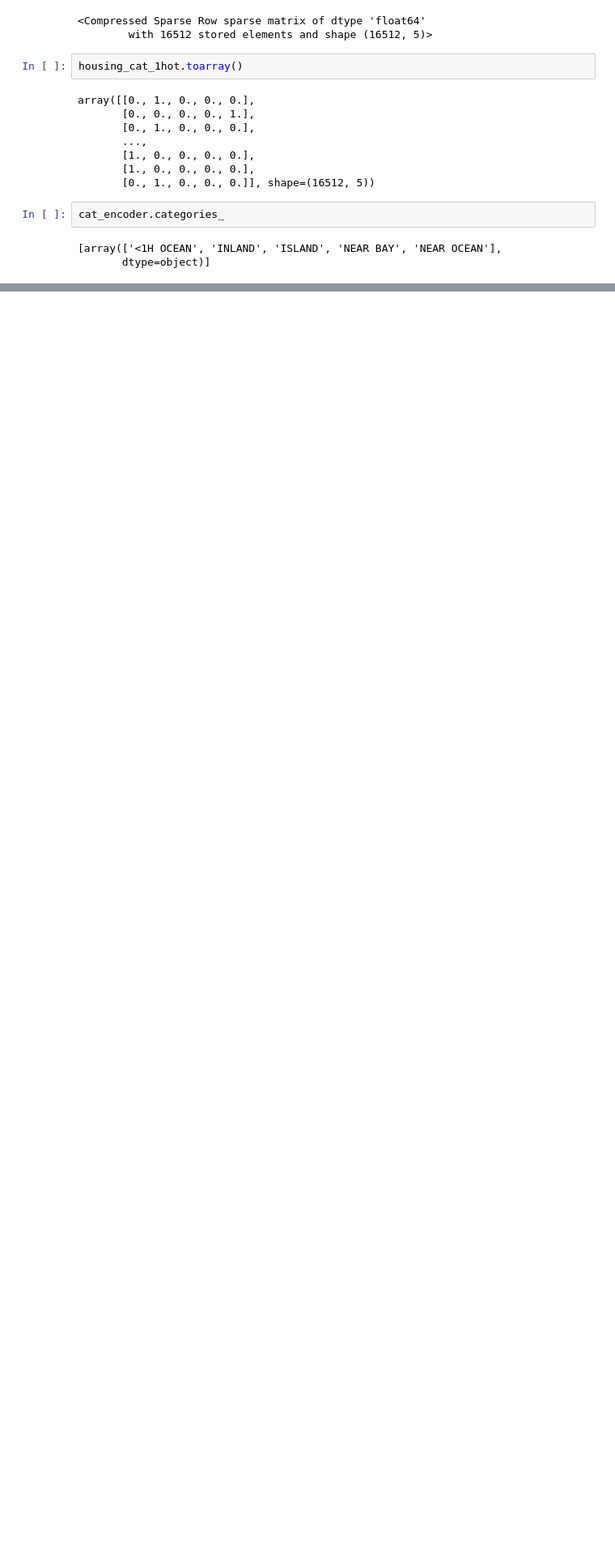
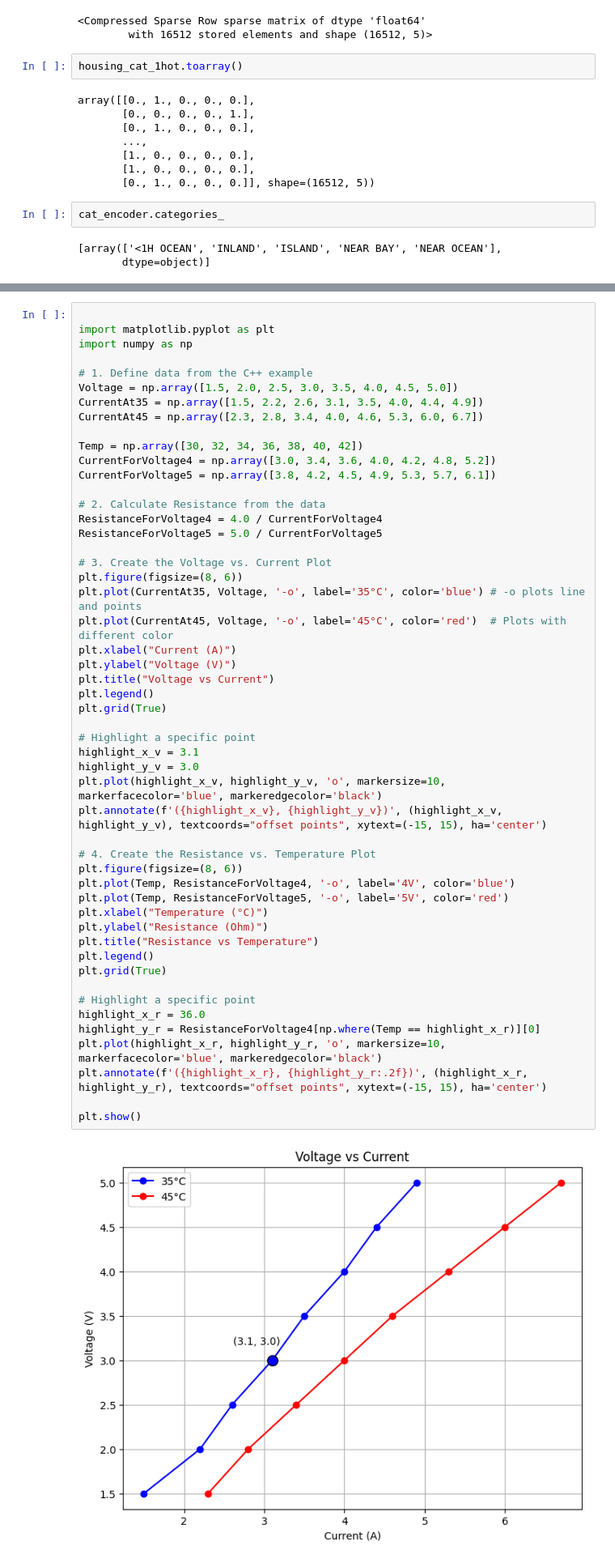
Before and after one commit to tijaruS/ml, a Jupyter notebook: Housing.ipynb, the cells around one changed output, grey strips where cells are left out. Shown at 81% size. Drawn from its saved outputs; the diff is of its cells as text; blank space fills up the shorter version.

```diff
--- a/Housing.ipynb
+++ b/Housing.ipynb
@@ -369,0 +374,53 @@ cat_encoder.categories_
+# %%
+
+import matplotlib.pyplot as plt
+import numpy as np
+
+# 1. Define data from the C++ example
+Voltage = np.array([1.5, 2.0, 2.5, 3.0, 3.5, 4.0, 4.5, 5.0])
+CurrentAt35 = np.array([1.5, 2.2, 2.6, 3.1, 3.5, 4.0, 4.4, 4.9])
+CurrentAt45 = np.array([2.3, 2.8, 3.4, 4.0, 4.6, 5.3, 6.0, 6.7])
+
+Temp = np.array([30, 32, 34, 36, 38, 40, 42])
+CurrentForVoltage4 = np.array([3.0, 3.4, 3.6, 4.0, 4.2, 4.8, 5.2])
+CurrentForVoltage5 = np.array([3.8, 4.2, 4.5, 4.9, 5.3, 5.7, 6.1])
+
+# 2. Calculate Resistance from the data
+ResistanceForVoltage4 = 4.0 / CurrentForVoltage4
+ResistanceForVoltage5 = 5.0 / CurrentForVoltage5
+
+# 3. Create the Voltage vs. Current Plot
+plt.figure(figsize=(8, 6))
+plt.plot(CurrentAt35, Voltage, '-o', label='35°C', color='blue') # -o plots line and points
+plt.plot(CurrentAt45, Voltage, '-o', label='45°C', color='red')  # Plots with different color
+plt.xlabel("Current (A)")
+plt.ylabel("Voltage (V)")
+plt.title("Voltage vs Current")
+plt.legend()
+plt.grid(True)
+
+# Highlight a specific point
+highlight_x_v = 3.1
+highlight_y_v = 3.0
+plt.plot(highlight_x_v, highlight_y_v, 'o', markersize=10, markerfacecolor='blue', markeredgecolor='black')
+plt.annotate(f'({highlight_x_v}, {highlight_y_v})', (highlight_x_v, highlight_y_v), textcoords="offset points", xytext=(-15, 15), ha='center')
+
+# 4. Create the Resistance vs. Temperature Plot
+plt.figure(figsize=(8, 6))
+plt.plot(Temp, ResistanceForVoltage4, '-o', label='4V', color='blue')
+plt.plot(Temp, ResistanceForVoltage5, '-o', label='5V', color='red')
+plt.xlabel("Temperature (°C)")
+plt.ylabel("Resistance (Ohm)")
+plt.title("Resistance vs Temperature")
+plt.legend()
+plt.grid(True)
+
+# Highlight a specific point
+highlight_x_r = 36.0
+highlight_y_r = ResistanceForVoltage4[np.where(Temp == highlight_x_r)][0]
+plt.plot(highlight_x_r, highlight_y_r, 'o', markersize=10, markerfacecolor='blue', markeredgecolor='black')
+plt.annotate(f'({highlight_x_r}, {highlight_y_r:.2f})', (highlight_x_r, highlight_y_r), textcoords="offset points", xytext=(-15, 15), ha='center')
+
+plt.show()
+# %% [output]
+[figure, added]
```
Also changed, not shown: parts of 2 cells of this notebook, 1 other file.
